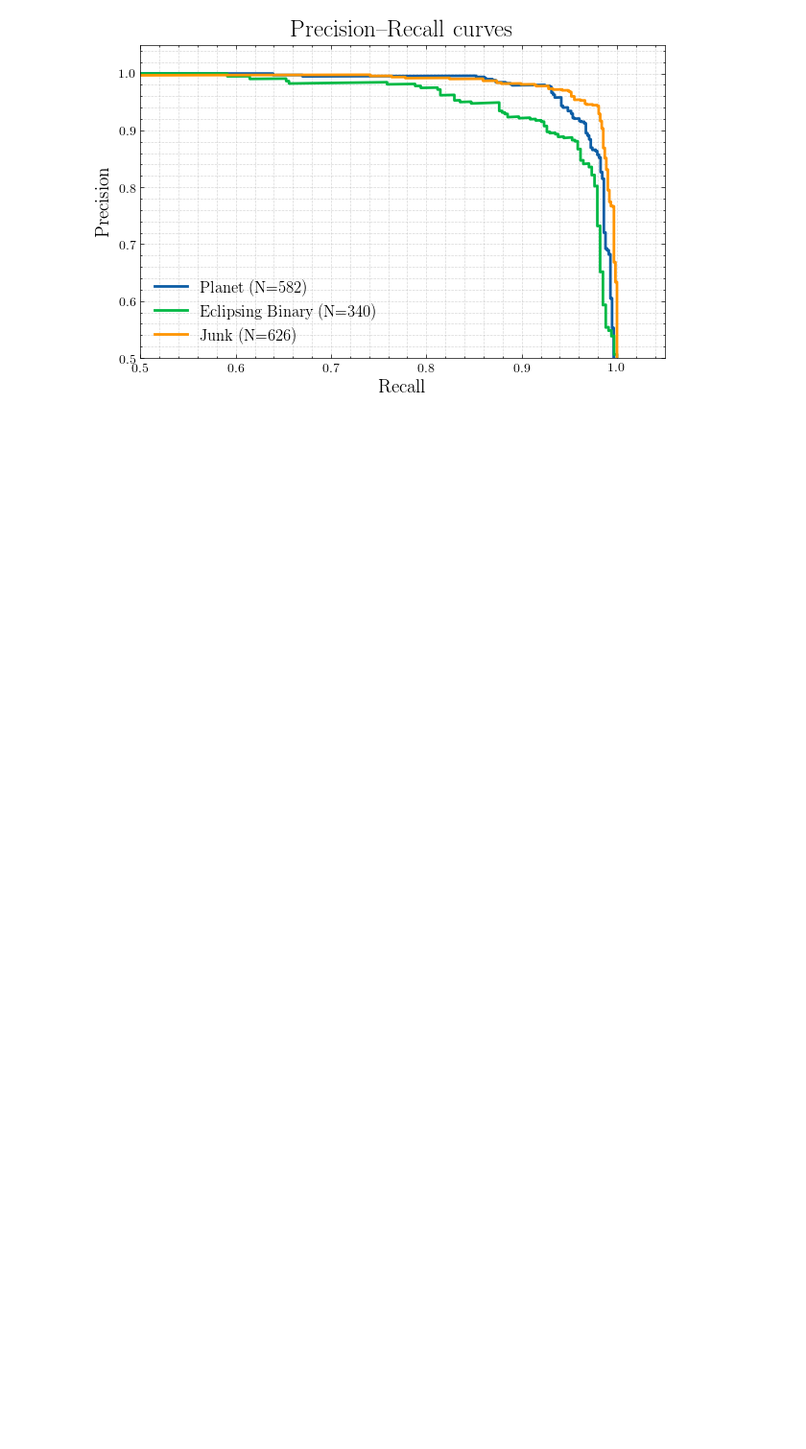
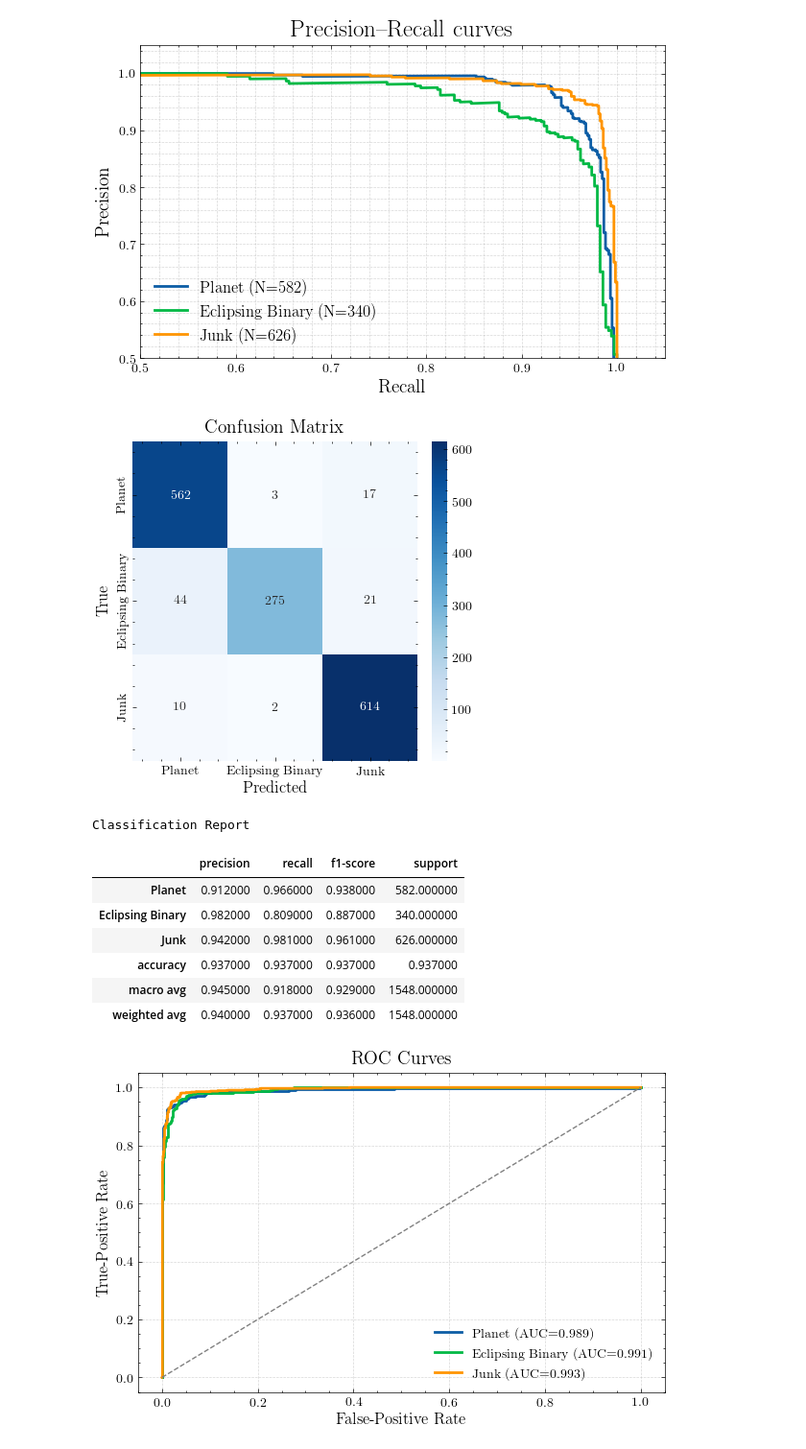
Before and after one commit to mit-kavli-institute/astronet-triage, a Jupyter notebook: Prediction-visualizer.ipynb, the cells around one changed output. Shown at 96% size. Cells and saved outputs as stored; diff of their text form; code cells hidden in the pictures; blank space fills up the shorter version.

Commit message:
Added confusioin matrix

```diff
--- a/Prediction-visualizer.ipynb
+++ b/Prediction-visualizer.ipynb
@@ -280,3 +113,81 @@ plt.show()
 # You can still compute confusion matrices, ROC, etc., exactly as before.
 # %% [output]
 [figure]
+# %%
+# ─── Cell 2: More Diagnostics ─────────────────────────────────────────────
+
+import numpy as np
+import pandas as pd
+import seaborn as sns
+import matplotlib.pyplot as plt
+from sklearn.metrics import (
+    confusion_matrix,
+    classification_report,
+    roc_curve,
+    roc_auc_score,
+)
+
+# 1) Confusion matrix heatmap
+y_true = test_labels.argmax(axis=1)
+y_pred = test_pred.argmax(axis=1)
+
+
+
+cm = confusion_matrix(y_true, y_pred)
+fig, ax = plt.subplots(figsize=(4,4), constrained_layout=True)
+sns.heatmap(
+    cm,
+    annot=True, fmt="d", cmap="Blues",
+    xticklabels=label_names,
+    yticklabels=label_names,
+    ax=ax
+)
+ax.set_xlabel("Predicted", fontsize=12)
+ax.set_ylabel("True",      fontsize=12)
+ax.set_title("Confusion Matrix", fontsize=14)
+plt.show()
+
+# 2) Styled classification report
+report_dict = classification_report(
+    y_true,
+    y_pred,
+    target_names=label_names,
+    output_dict=True
+)
+df_report = pd.DataFrame(report_dict).T.round(3)
+
+# pick only the float‐valued metric columns
+num_cols = df_report.select_dtypes(include=['float']).columns
+
+styled = (
+    df_report.style
+      .background_gradient(cmap="Blues", subset=pd.IndexSlice[:, num_cols])
+      .set_caption("Classification Report")
+)
+display(styled)
+
+# 3) ROC curves + AUC
+fig, ax = plt.subplots(figsize=(6,4), constrained_layout=True)
+for i, name in enumerate(label_names):
+    fpr, tpr, _ = roc_curve(test_labels[:, i], test_pred[:, i])
+    auc = roc_auc_score(test_labels[:, i], test_pred[:, i])
+    ax.plot(fpr, tpr, lw=2, label=f"{name} (AUC={auc:.3f})")
+
+ax.plot([0,1], [0,1], "--", color="gray", lw=1)
+ax.set_xlabel("False-Positive Rate", fontsize=12)
+ax.set_ylabel("True-Positive Rate",  fontsize=12)
+ax.set_title("ROC Curves",            fontsize=14)
+ax.legend(loc="lower right", fontsize=10, framealpha=0.8)
+ax.grid(True, linestyle="--", alpha=0.5)
+plt.show()
+# %% [output]
+[figure, added]
+Classification Report
+|  | precision | recall | f1-score | support |
+| Planet | 0.912000 | 0.966000 | 0.938000 | 582.000000 |
+| Eclipsing Binary | 0.982000 | 0.809000 | 0.887000 | 340.000000 |
+| Junk | 0.942000 | 0.981000 | 0.961000 | 626.000000 |
+| accuracy | 0.937000 | 0.937000 | 0.937000 | 0.937000 |
+| macro avg | 0.945000 | 0.918000 | 0.929000 | 1548.000000 |
+| weighted avg | 0.940000 | 0.937000 | 0.936000 | 1548.000000 |
+[figure, added]
```
Also changed, not shown: parts of 1 cell of this notebook.
